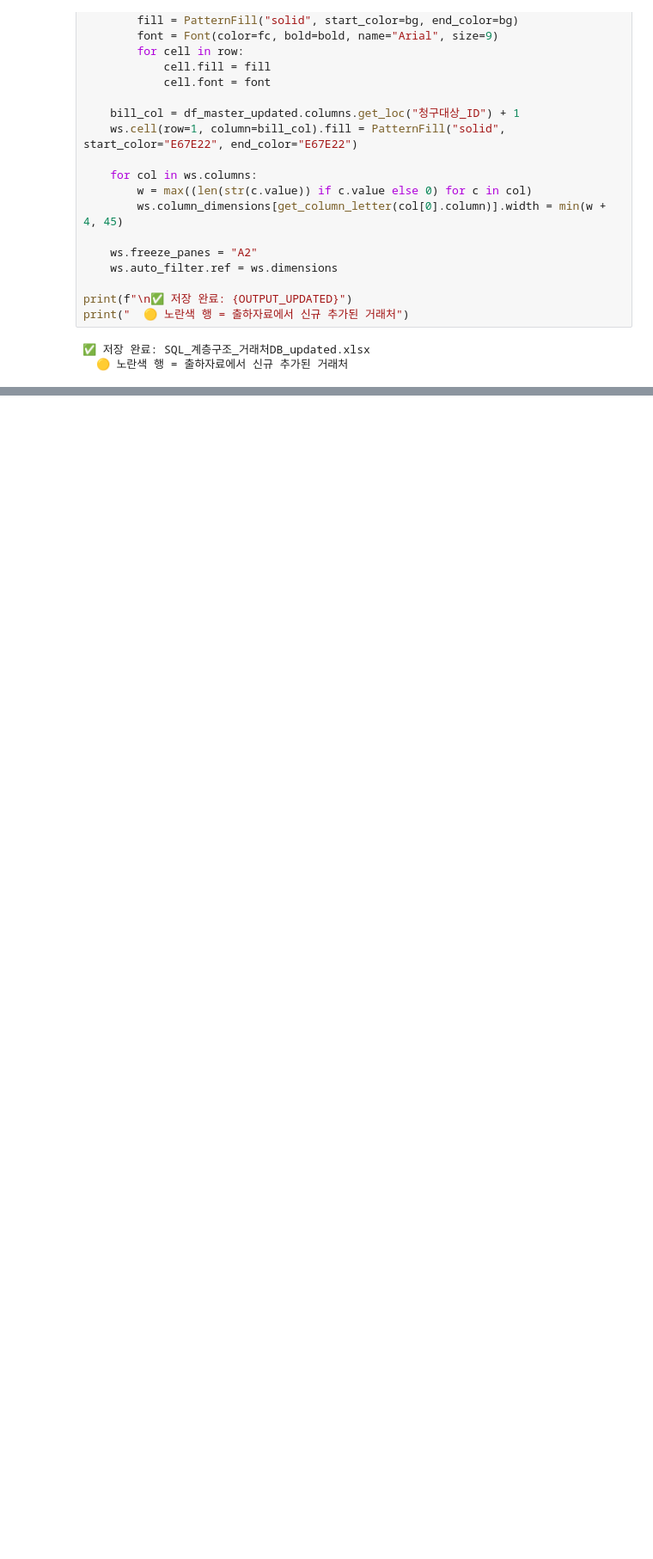
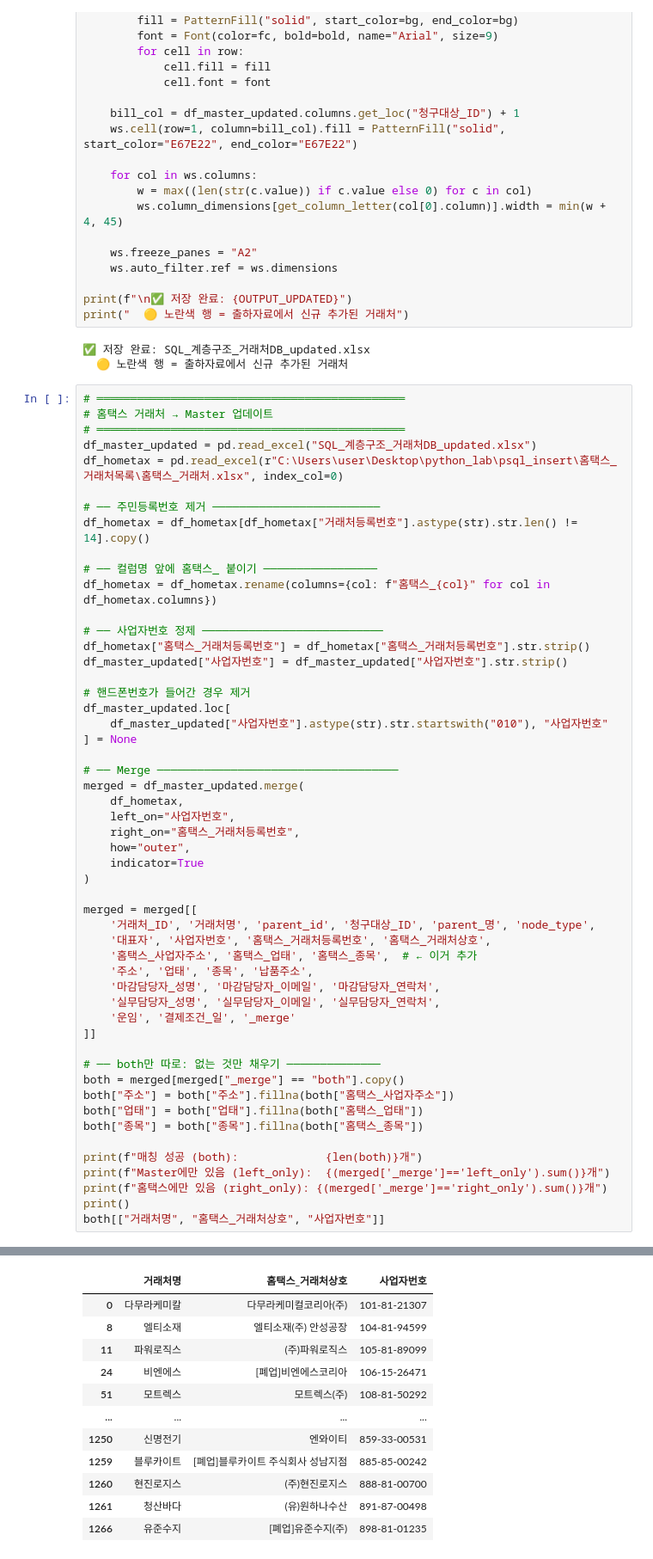
Before and after one commit to kevinkor0330-prog/31, a Jupyter notebook: psql_insert/hierarchy/build_hiarchy_table_V4.ipynb, the cells around one changed output, grey strips where cells are left out. Shown at 86% size. Saved outputs shown, nothing was run; the diff lists cells and outputs as text; blank space fills up the shorter version.

```diff
--- a/psql_insert/hierarchy/build_hiarchy_table_V4.ipynb
+++ b/psql_insert/hierarchy/build_hiarchy_table_V4.ipynb
@@ -783,3 +814,56 @@ print("  🟡 노란색 행 = 출하자료에서 신규 추가된 거래처")
 # %% [output]
 ✅ 저장 완료: SQL_계층구조_거래처DB_updated.xlsx
   🟡 노란색 행 = 출하자료에서 신규 추가된 거래처
+# %%
+# ══════════════════════════════════════════════
+# 홈택스 거래처 → Master 업데이트
+# ══════════════════════════════════════════════
+df_master_updated = pd.read_excel("SQL_계층구조_거래처DB_updated.xlsx")
+df_hometax = pd.read_excel(r"C:\Users\user\Desktop\python_lab\psql_insert\홈택스_거래처목록\홈택스_거래처.xlsx", index_col=0)
+
+# ── 주민등록번호 제거 ─────────────────────────
+df_hometax = df_hometax[df_hometax["거래처등록번호"].astype(str).str.len() != 14].copy()
+
+# ── 컬럼명 앞에 홈택스_ 붙이기 ─────────────────
+df_hometax = df_hometax.rename(columns={col: f"홈택스_{col}" for col in df_hometax.columns})
+
+# ── 사업자번호 정제 ───────────────────────────
+df_hometax["홈택스_거래처등록번호"] = df_hometax["홈택스_거래처등록번호"].str.strip()
+df_master_updated["사업자번호"] = df_master_updated["사업자번호"].str.strip()
+
+# 핸드폰번호가 들어간 경우 제거
+df_master_updated.loc[
+    df_master_updated["사업자번호"].astype(str).str.startswith("010"), "사업자번호"
+] = None
+
+# ── Merge ────────────────────────────────────
+merged = df_master_updated.merge(
+    df_hometax,
+    left_on="사업자번호",
+    right_on="홈택스_거래처등록번호",
+    how="outer",
+    indicator=True
+)
+
+merged = merged[[
+    '거래처_ID', '거래처명', 'parent_id', '청구대상_ID', 'parent_명', 'node_type',
+    '대표자', '사업자번호', '홈택스_거래처등록번호', '홈택스_거래처상호',
+    '홈택스_사업자주소', '홈택스_업태', '홈택스_종목',  # ← 이거 추가
+    '주소', '업태', '종목', '납품주소',
+    '마감담당자_성명', '마감담당자_이메일', '마감담당자_연락처',
+    '실무담당자_성명', '실무담당자_이메일', '실무담당자_연락처',
+    '운임', '결제조건_일', '_merge'
+]]
+
+# ── both만 따로: 없는 것만 채우기 ──────────────
+both = merged[merged["_merge"] == "both"].copy()
+both["주소"] = both["주소"].fillna(both["홈택스_사업자주소"])
+both["업태"] = both["업태"].fillna(both["홈택스_업태"])
+both["종목"] = both["종목"].fillna(both["홈택스_종목"])
+
+print(f"매칭 성공 (both):             {len(both)}개")
+print(f"Master에만 있음 (left_only):  {(merged['_merge']=='left_only').sum()}개")
+print(f"홈택스에만 있음 (right_only): {(merged['_merge']=='right_only').sum()}개")
+print()
+both[["거래처명", "홈택스_거래처상호", "사업자번호"]]
+# %% [output]
@@ -785,0 +873,12 @@ print("  🟡 노란색 행 = 출하자료에서 신규 추가된 거래처")
+|  | 거래처명 | 홈택스_거래처상호 | 사업자번호 |
+| 0 | 다무라케미칼 | 다무라케미컬코리아(주) | 101-81-21307 |
+| 8 | 엘티소재 | 엘티소재(주) 안성공장 | 104-81-94599 |
+| 11 | 파워로직스 | (주)파워로직스 | 105-81-89099 |
+| 24 | 비엔에스 | [폐업]비엔에스코리아 | 106-15-26471 |
+| 51 | 모트렉스 | 모트렉스(주) | 108-81-50292 |
+| ... | ... | ... | ... |
+| 1250 | 신명전기 | 엔와이티 | 859-33-00531 |
+| 1259 | 블루카이트 | [폐업]블루카이트 주식회사 성남지점 | 885-85-00242 |
+| 1260 | 현진로지스 | (주)현진로지스 | 888-81-00700 |
+| 1261 | 청산바다 | (유)원하나수산 | 891-87-00498 |
+| 1266 | 유준수지 | [폐업]유준수지(주) | 898-81-01235 |
```
Also changed, not shown: parts of 7 cells of this notebook, 12 other files.
